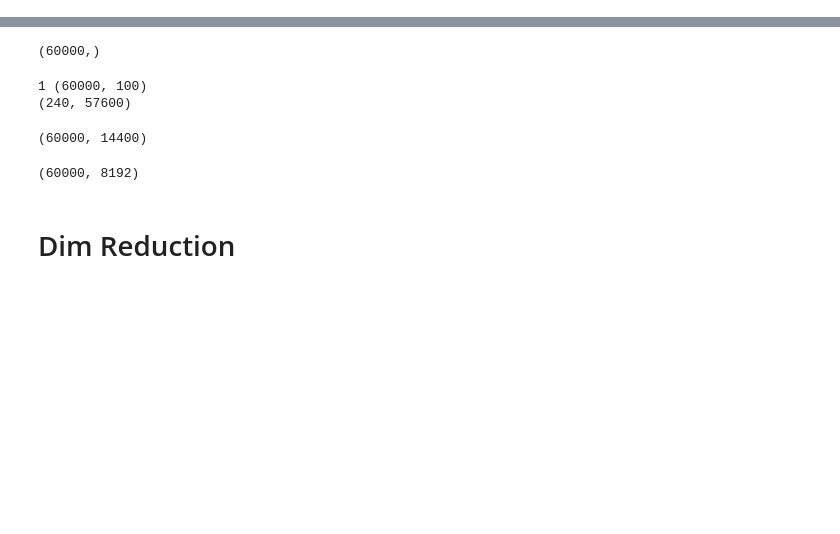
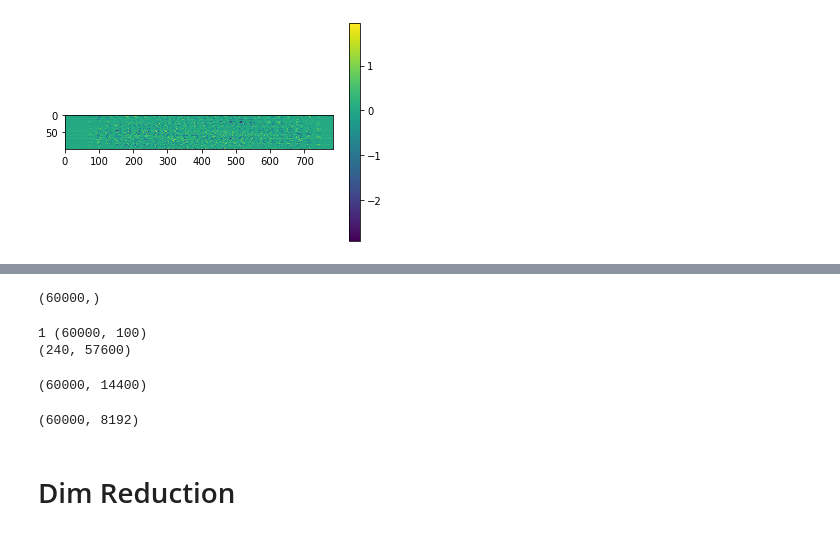
Before and after one commit to seanjaffe1/Non-Euclidean_Mon_Op_Net, a Jupyter notebook: embeddings.ipynb, the cells around one changed output, grey strips where cells are left out. Saved outputs shown, nothing was run; the diff lists cells and outputs as text; code cells hidden in the pictures; blank space fills up the shorter version.

```diff
--- a/embeddings.ipynb
+++ b/embeddings.ipynb
@@ -96,0 +200,8 @@ Model loaded from to: trained/mcnn_mnist
+# %%
+# Display B
+B = fnnz.mon.linear_module.U.weight.data.cpu().numpy()
+plt.imshow(B, interpolation='none')
+plt.colorbar()
+plt.show()
+# %% [output]
+[figure, added]
```
Also changed, not shown: parts of 9 cells of this notebook, 3 other files.
